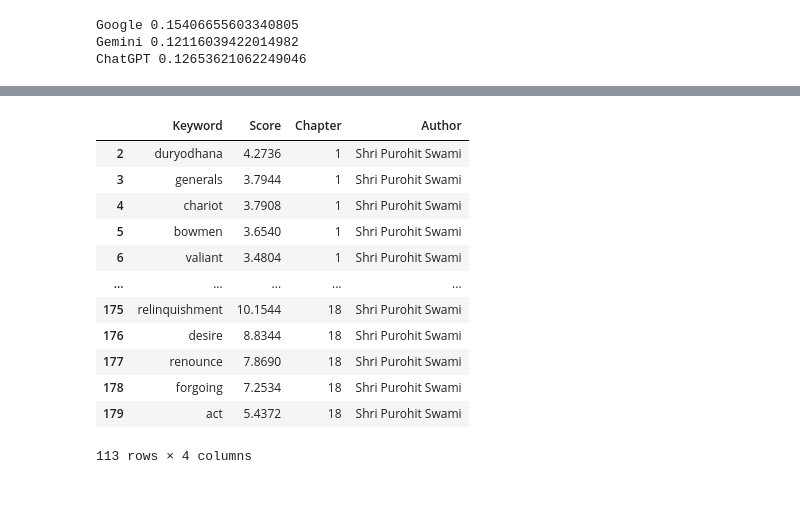
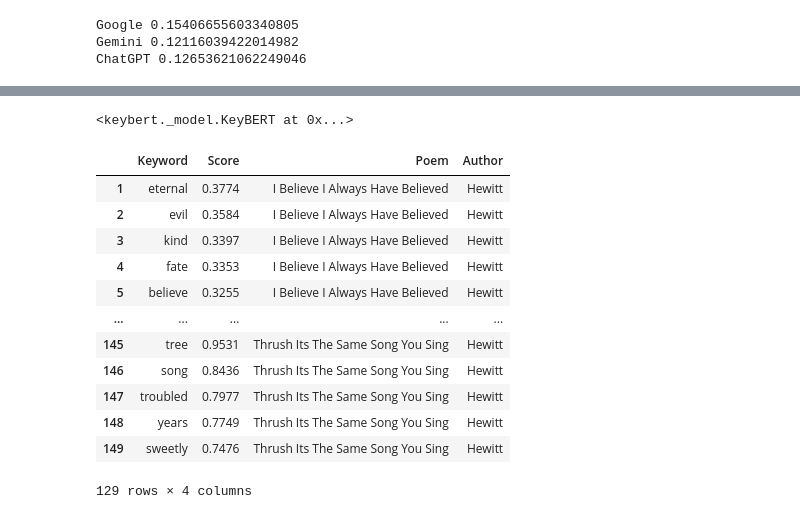
Before and after one commit to sydney-machine-learning/translationanalysis-Georgianlanguage, a Jupyter notebook: Code/Semantic_analysis.ipynb, the cells around one changed output, grey strips where cells are left out. Drawn from its saved outputs; the diff is of its cells as text; code cells hidden in the pictures.

Commit message:
Semantic Analysis

```diff
--- a/Code/Semantic_analysis.ipynb
+++ b/Code/Semantic_analysis.ipynb
@@ -544,2 +490,5 @@ from keybert.backend._utils import select_backend
 # %%
-model = KeyBERT(model = 'all-mpnet-base-v2')
+model = KeyBERT(model='all-mpnet-base-v2')
+model
+# %% [output]
+<keybert._model.KeyBERT at 0x...>
@@ -548,21 +495,21 @@ model
 # %%
-df = pd.read_csv('/content/drive/MyDrive/github/sentimentanalysis_bhagavadgita-main/Semantic Analysis Results/KeyBERT/shri_purohit_swami.csv')
+df = pd.read_csv('results/hewitt_keywords.csv')
 df.drop(['Unnamed: 0'], axis=1, inplace=True)
 df.drop_duplicates(subset='Keyword', keep='last', inplace=True)
 df
 # %% [output]
-|  | Keyword | Score | Chapter | Author |
-| 2 | duryodhana | 4.2736 | 1 | Shri Purohit Swami |
-| 3 | generals | 3.7944 | 1 | Shri Purohit Swami |
-| 4 | chariot | 3.7908 | 1 | Shri Purohit Swami |
-| 5 | bowmen | 3.6540 | 1 | Shri Purohit Swami |
-| 6 | valiant | 3.4804 | 1 | Shri Purohit Swami |
+|  | Keyword | Score | Poem | Author |
+| 1 | eternal | 0.3774 | I Believe I Always Have Believed | Hewitt |
+| 2 | evil | 0.3584 | I Believe I Always Have Believed | Hewitt |
+| 3 | kind | 0.3397 | I Believe I Always Have Believed | Hewitt |
+| 4 | fate | 0.3353 | I Believe I Always Have Believed | Hewitt |
+| 5 | believe | 0.3255 | I Believe I Always Have Believed | Hewitt |
 | ... | ... | ... | ... | ... |
-| 175 | relinquishment | 10.1544 | 18 | Shri Purohit Swami |
-| 176 | desire | 8.8344 | 18 | Shri Purohit Swami |
-| 177 | renounce | 7.8690 | 18 | Shri Purohit Swami |
-| 178 | forgoing | 7.2534 | 18 | Shri Purohit Swami |
-| 179 | act | 5.4372 | 18 | Shri Purohit Swami |
+| 145 | tree | 0.9531 | Thrush Its The Same Song You Sing | Hewitt |
+| 146 | song | 0.8436 | Thrush Its The Same Song You Sing | Hewitt |
+| 147 | troubled | 0.7977 | Thrush Its The Same Song You Sing | Hewitt |
+| 148 | years | 0.7749 | Thrush Its The Same Song You Sing | Hewitt |
+| 149 | sweetly | 0.7476 | Thrush Its The Same Song You Sing | Hewitt |
-113 rows × 4 columns
+129 rows × 4 columns
 # %%
 candidates = df['Keyword'].tolist()
```
Also changed, not shown: parts of 32 cells of this notebook, 6 other files.
